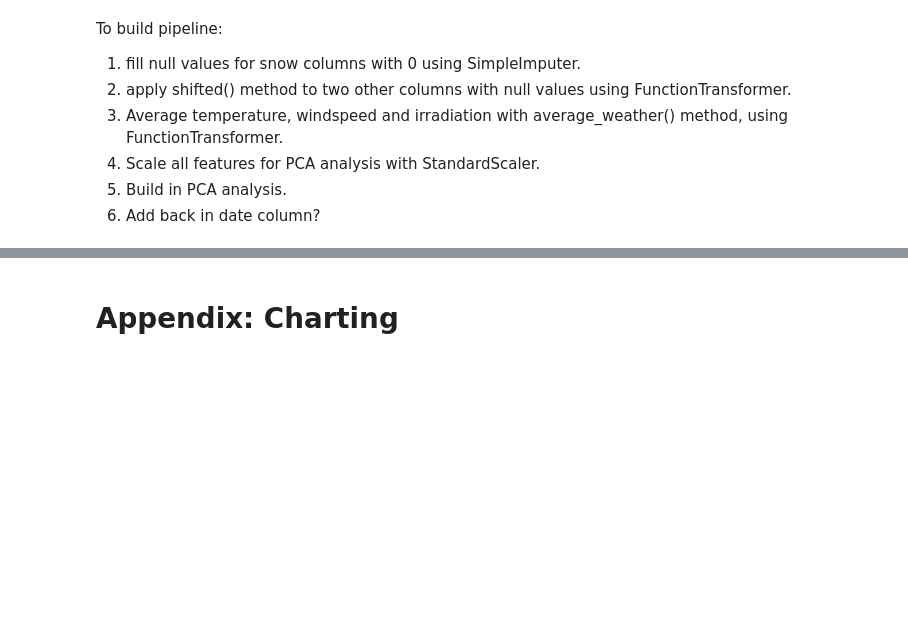
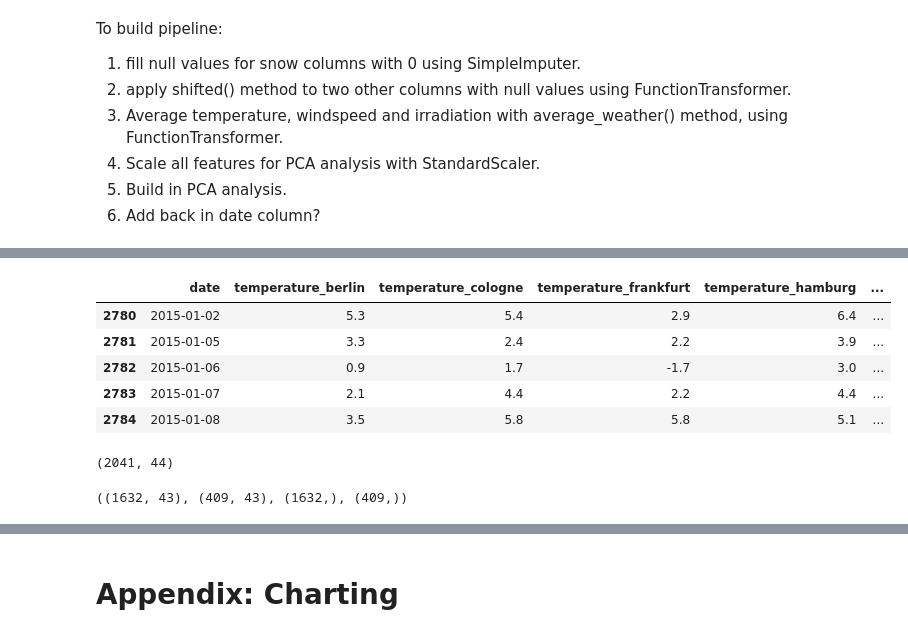
Before and after one commit to Sarthak-Singh1996/Predicting-European-Electricity-Prices, a Jupyter notebook: scripts/preprocessing.ipynb, the cells around one changed output, grey strips where cells are left out. Saved outputs shown, nothing was run; the diff lists cells and outputs as text; code cells hidden in the pictures; blank space fills up the shorter version.

```diff
--- a/scripts/preprocessing.ipynb
+++ b/scripts/preprocessing.ipynb
@@ -341,0 +372,22 @@ To build pipeline:
+# %%
+df.head(5)
+# %% [output]
+|  | date | temperature_berlin | temperature_cologne | temperature_frankfurt | temperature_hamburg | ... |
+| 2780 | 2015-01-02 | 5.3 | 5.4 | 2.9 | 6.4 | ... |
+| 2781 | 2015-01-05 | 3.3 | 2.4 | 2.2 | 3.9 | ... |
+| 2782 | 2015-01-06 | 0.9 | 1.7 | -1.7 | 3.0 | ... |
+| 2783 | 2015-01-07 | 2.1 | 4.4 | 2.2 | 4.4 | ... |
+| 2784 | 2015-01-08 | 3.5 | 5.8 | 5.8 | 5.1 | ... |
+# %%
+df.shape
+# %% [output]
+(2041, 44)
+# %%
+X = df.drop(columns='future_price')
+y = df['future_price']
+
+from sklearn.model_selection import train_test_split
+X_train, X_test, y_train, y_test = train_test_split(X, y, test_size = 0.20)
+X_train.shape, X_test.shape, y_train.shape, y_test.shape
+# %% [output]
+((1632, 43), (409, 43), (1632,), (409,))
```
Also changed, not shown: parts of 23 cells of this notebook.
